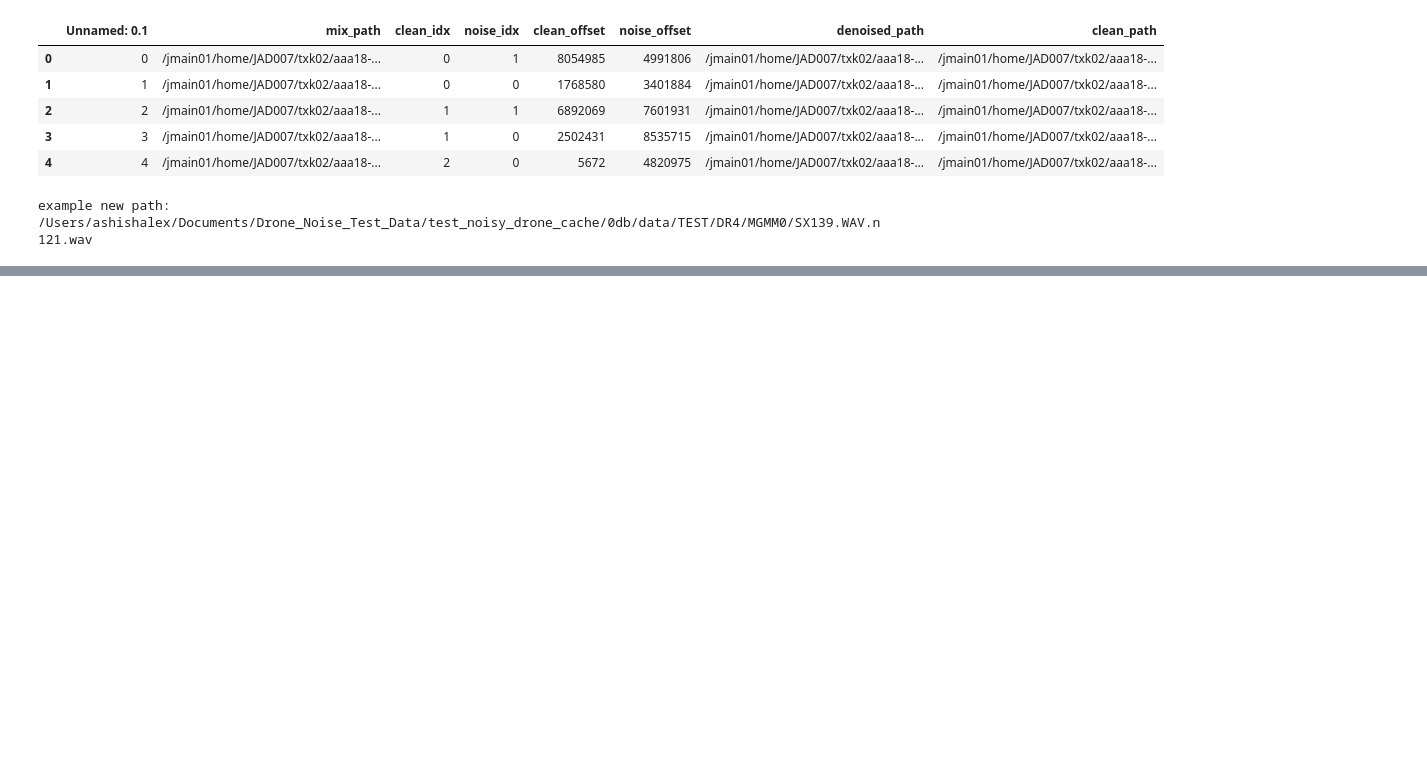
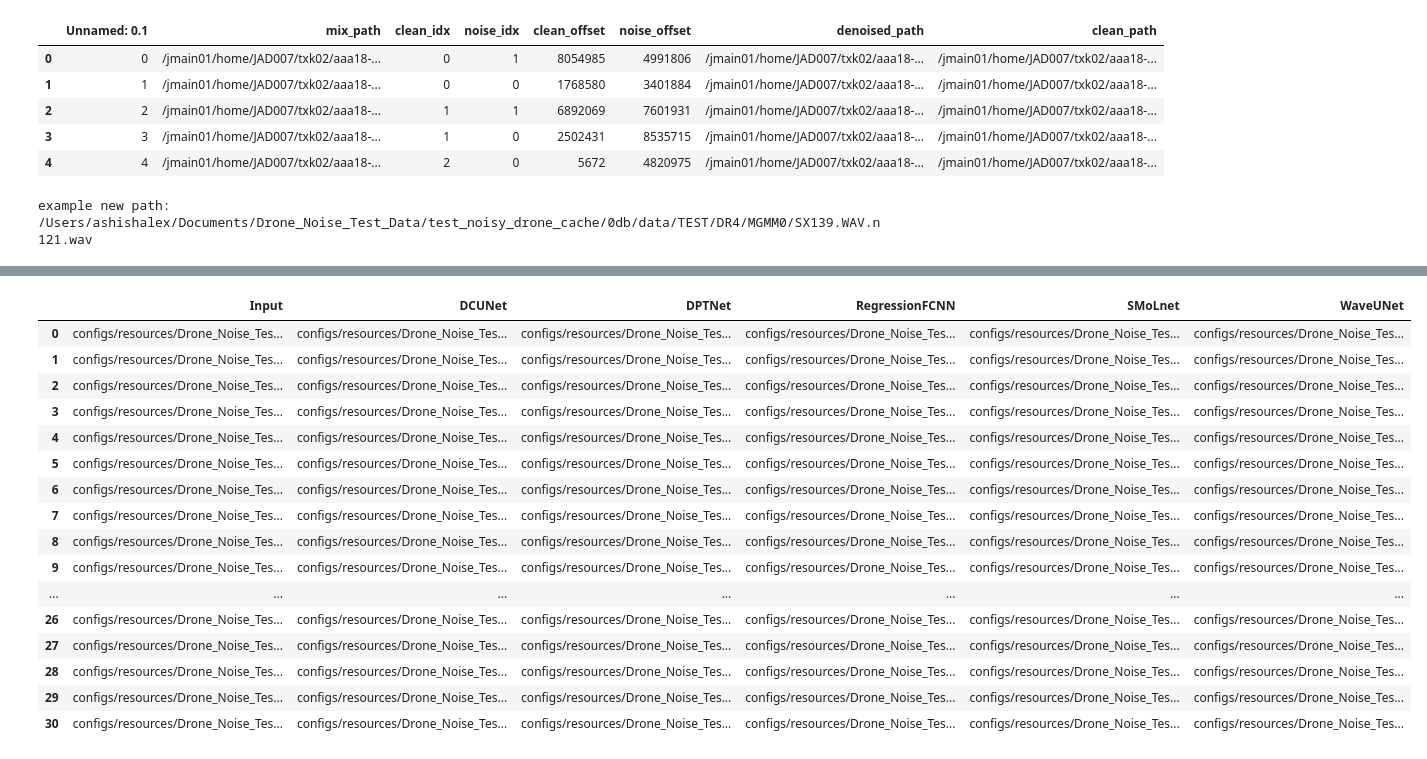
Before and after one commit to ashish10alex/web-drone-project, a Jupyter notebook: meta_data.ipynb, the cells around one changed output, grey strips where cells are left out. Drawn from its saved outputs; the diff is of its cells as text; code cells hidden in the pictures; blank space fills up the shorter version.

```diff
--- a/meta_data.ipynb
+++ b/meta_data.ipynb
@@ -95,0 +97,14 @@ from IPython.display import Audio
+# %%
+# Test if the paths are correct by loading the audio
+# If path not found error please check the path
+def test_paths(df_final=None, website=False):
+    if website==True:
+        path_prefix = '/Users/ashishalex/Documents/research/web_drone_project/webmushra/'
+        for column in list(df_final):
+            for p in df_final[str(column)]:
+                _, sr = librosa.load(path_prefix+p, sr=8000)
+    else:
+        for column in list(df_final):
+            for p in df_final[str(column)]:
+                _, sr = librosa.load(p, sr=8000)
+    return "Tests:  passed metadata was correctly created"
@@ -156,8 +192,0 @@ df_final.to_csv('audio_path_metadata.csv')
-# %%
-# Test if the paths are correct by loading the audio
-# If path not found error please check the path
-def test_paths(df_final, website=False):
-    if website==True: path_prefix = '/Users/ashishalex/Documents/research/web_drone_project/webmushra/'
-    for column in list(df_final):
-        for p in df_final[str(column)]:
-            _, sr = librosa.load(path_prefix+p, sr=8000)
@@ -226,0 +193,10 @@ df_final_website.head()
+# %%
+all_snr_meta_data ={
+    '0':[],
+    '-5':[],
+    '-10':[],
+    '-15':[],
+    '-20':[],
+    '-25':[],
+    '-30':[],
+    }
@@ -226,0 +205,6 @@ df_final_website.head()
+# %%
+for snr in all_snr_meta_data.keys():
+    df_snr_dict = website_specific_metadata(int(snr), num=30)
+    all_snr_meta_data[str(snr)] = pd.DataFrame.from_dict(df_snr_dict)
+    print(test_paths(all_snr_meta_data[str(snr)], website=True))
+    all_snr_meta_data[str(snr)].to_csv(f'meta_data_for_yaml/website_meta_data_snr_{snr}dB.csv')
@@ -226,0 +219,20 @@ df_final_website.head()
+# %%
+all_snr_meta_data[str('-30')]
+# %% [output]
+|  | Input | DCUNet | DPTNet | RegressionFCNN | SMoLnet | WaveUNet |
+| 0 | configs/resources/Drone_Noise_Tes... | configs/resources/Drone_Noise_Tes... | configs/resources/Drone_Noise_Tes... | configs/resources/Drone_Noise_Tes... | configs/resources/Drone_Noise_Tes... | configs/resources/Drone_Noise_Tes... |
+| 1 | configs/resources/Drone_Noise_Tes... | configs/resources/Drone_Noise_Tes... | configs/resources/Drone_Noise_Tes... | configs/resources/Drone_Noise_Tes... | configs/resources/Drone_Noise_Tes... | configs/resources/Drone_Noise_Tes... |
+| 2 | configs/resources/Drone_Noise_Tes... | configs/resources/Drone_Noise_Tes... | configs/resources/Drone_Noise_Tes... | configs/resources/Drone_Noise_Tes... | configs/resources/Drone_Noise_Tes... | configs/resources/Drone_Noise_Tes... |
+| 3 | configs/resources/Drone_Noise_Tes... | configs/resources/Drone_Noise_Tes... | configs/resources/Drone_Noise_Tes... | configs/resources/Drone_Noise_Tes... | configs/resources/Drone_Noise_Tes... | configs/resources/Drone_Noise_Tes... |
+| 4 | configs/resources/Drone_Noise_Tes... | configs/resources/Drone_Noise_Tes... | configs/resources/Drone_Noise_Tes... | configs/resources/Drone_Noise_Tes... | configs/resources/Drone_Noise_Tes... | configs/resources/Drone_Noise_Tes... |
+| 5 | configs/resources/Drone_Noise_Tes... | configs/resources/Drone_Noise_Tes... | configs/resources/Drone_Noise_Tes... | configs/resources/Drone_Noise_Tes... | configs/resources/Drone_Noise_Tes... | configs/resources/Drone_Noise_Tes... |
+| 6 | configs/resources/Drone_Noise_Tes... | configs/resources/Drone_Noise_Tes... | configs/resources/Drone_Noise_Tes... | configs/resources/Drone_Noise_Tes... | configs/resources/Drone_Noise_Tes... | configs/resources/Drone_Noise_Tes... |
+| 7 | configs/resources/Drone_Noise_Tes... | configs/resources/Drone_Noise_Tes... | configs/resources/Drone_Noise_Tes... | configs/resources/Drone_Noise_Tes... | configs/resources/Drone_Noise_Tes... | configs/resources/Drone_Noise_Tes... |
+| 8 | configs/resources/Drone_Noise_Tes... | configs/resources/Drone_Noise_Tes... | configs/resources/Drone_Noise_Tes... | configs/resources/Drone_Noise_Tes... | configs/resources/Drone_Noise_Tes... | configs/resources/Drone_Noise_Tes... |
+| 9 | configs/resources/Drone_Noise_Tes... | configs/resources/Drone_Noise_Tes... | configs/resources/Drone_Noise_Tes... | configs/resources/Drone_Noise_Tes... | configs/resources/Drone_Noise_Tes... | configs/resources/Drone_Noise_Tes... |
+| ... | ... | ... | ... | ... | ... | ... |
+| 26 | configs/resources/Drone_Noise_Tes... | configs/resources/Drone_Noise_Tes... | configs/resources/Drone_Noise_Tes... | configs/resources/Drone_Noise_Tes... | configs/resources/Drone_Noise_Tes... | configs/resources/Drone_Noise_Tes... |
+| 27 | configs/resources/Drone_Noise_Tes... | configs/resources/Drone_Noise_Tes... | configs/resources/Drone_Noise_Tes... | configs/resources/Drone_Noise_Tes... | configs/resources/Drone_Noise_Tes... | configs/resources/Drone_Noise_Tes... |
+| 28 | configs/resources/Drone_Noise_Tes... | configs/resources/Drone_Noise_Tes... | configs/resources/Drone_Noise_Tes... | configs/resources/Drone_Noise_Tes... | configs/resources/Drone_Noise_Tes... | configs/resources/Drone_Noise_Tes... |
+| 29 | configs/resources/Drone_Noise_Tes... | configs/resources/Drone_Noise_Tes... | configs/resources/Drone_Noise_Tes... | configs/resources/Drone_Noise_Tes... | configs/resources/Drone_Noise_Tes... | configs/resources/Drone_Noise_Tes... |
+| 30 | configs/resources/Drone_Noise_Tes... | configs/resources/Drone_Noise_Tes... | configs/resources/Drone_Noise_Tes... | configs/resources/Drone_Noise_Tes... | configs/resources/Drone_Noise_Tes... | configs/resources/Drone_Noise_Tes... |
```
Also changed, not shown: parts of 25 cells of this notebook, 18 other files.
